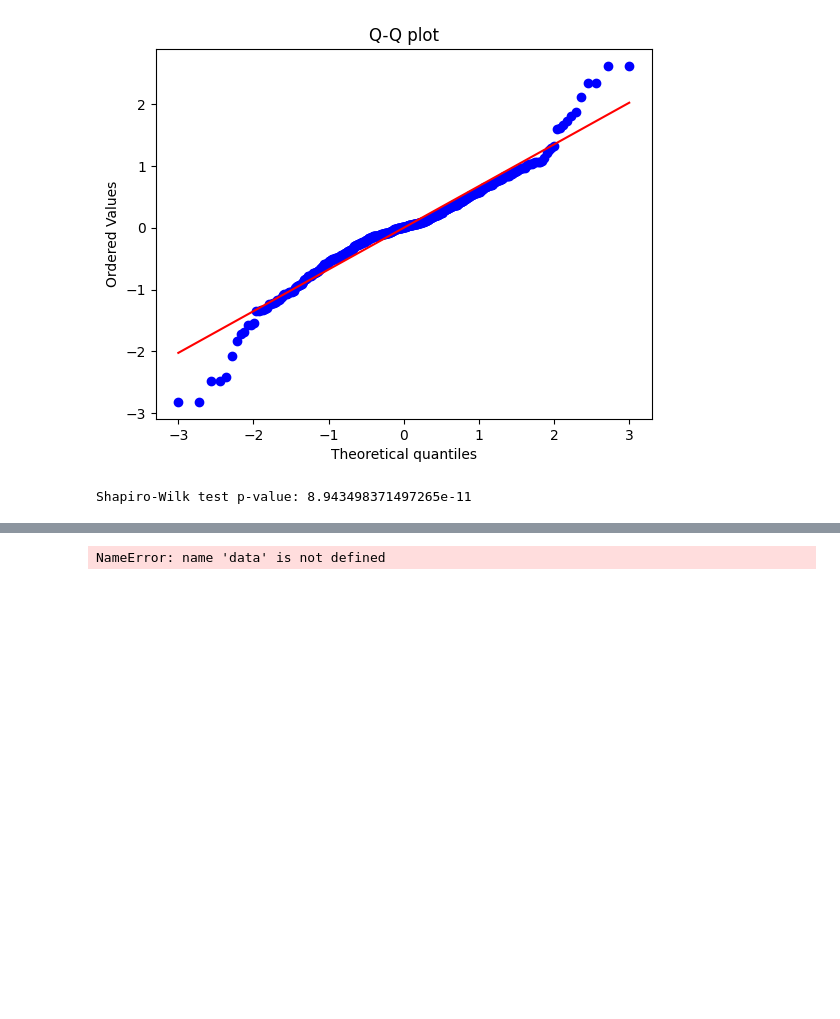
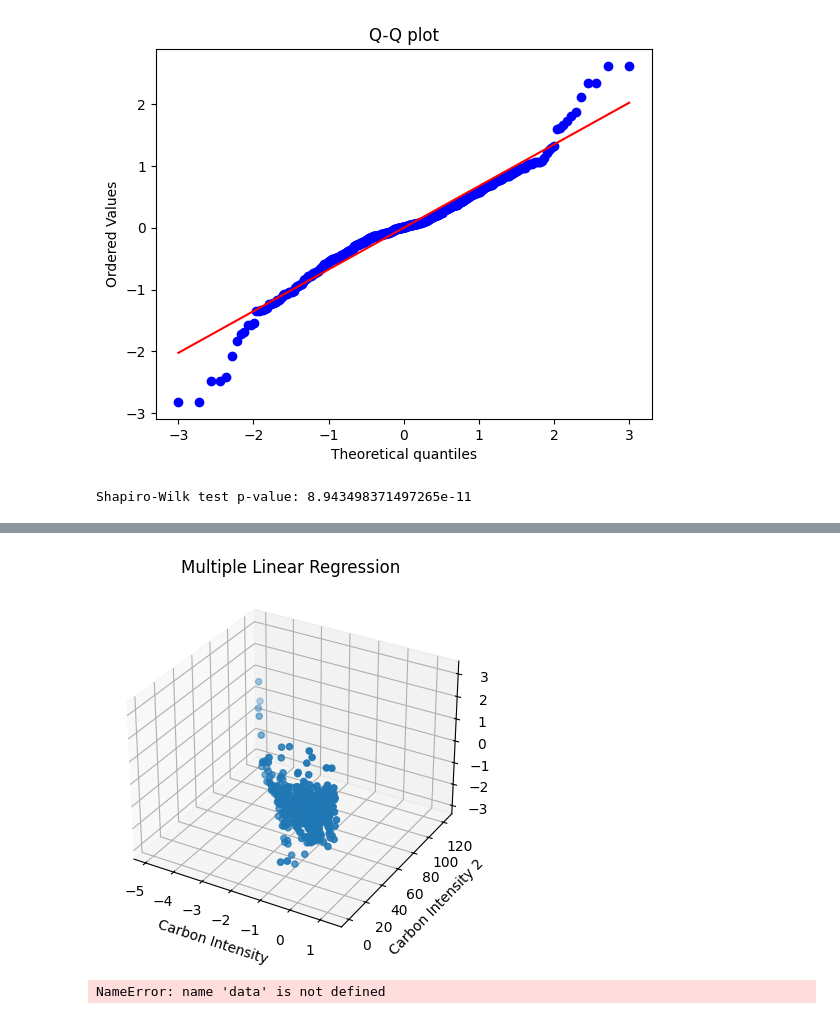
Before and after one commit to Tristan22400/Econometrics, a Jupyter notebook: regression.ipynb, the cells around one changed output, grey strips where cells are left out. Saved outputs shown, nothing was run; the diff lists cells and outputs as text; code cells hidden in the pictures; blank space fills up the shorter version.

Commit message:
new plot

```diff
--- a/regression.ipynb
+++ b/regression.ipynb
@@ -604,0 +636,6 @@ Durbin-Watson statistic: 1.8808615801924604
+# %%
+coefficient_carbon_intensity
+X["Carbon Intensity"]*=coefficient_carbon_intensity[0]
+X["Carbon Intensity 2"]*=coefficient_carbon_intensity[1]
+X["Predicted_Value"]=X["Carbon Intensity"]+X["Carbon Intensity 2"]
+X["Predicted_Value"]
@@ -605,3 +655,35 @@ Durbin-Watson statistic: 1.8808615801924604
+# %%
+# Create the plot
+fig = plt.figure()
+ax = fig.add_subplot(111, projection='3d')
+
+# Define the independent variables
+x = X["Carbon Intensity"]
+y =  X["Carbon Intensity 2"]
+z = values_to_predict
+
+# Add the data points
+ax.scatter(x, y, z)
+
+
+
+# Create a meshgrid for the plane
+x_plane, y_plane = np.meshgrid(x, y)
+z_plane = coefficient_carbon_intensity[0]* x_plane + coefficient_carbon_intensity[1] * y_plane
+
+# Add the regression plane
+
+
+# Add labels and title
+ax.set_xlabel('Carbon Intensity')
+ax.set_ylabel('Carbon Intensity 2')
+ax.set_zlabel('Growth rate')
+plt.title('Multiple Linear Regression')
+
+# Show the plot
+plt.show()
+# %% [output]
+[figure, added]
 # %%
 
 # Extract unique country names and years
```
Also changed, not shown: parts of 6 cells of this notebook, 1 other file.
